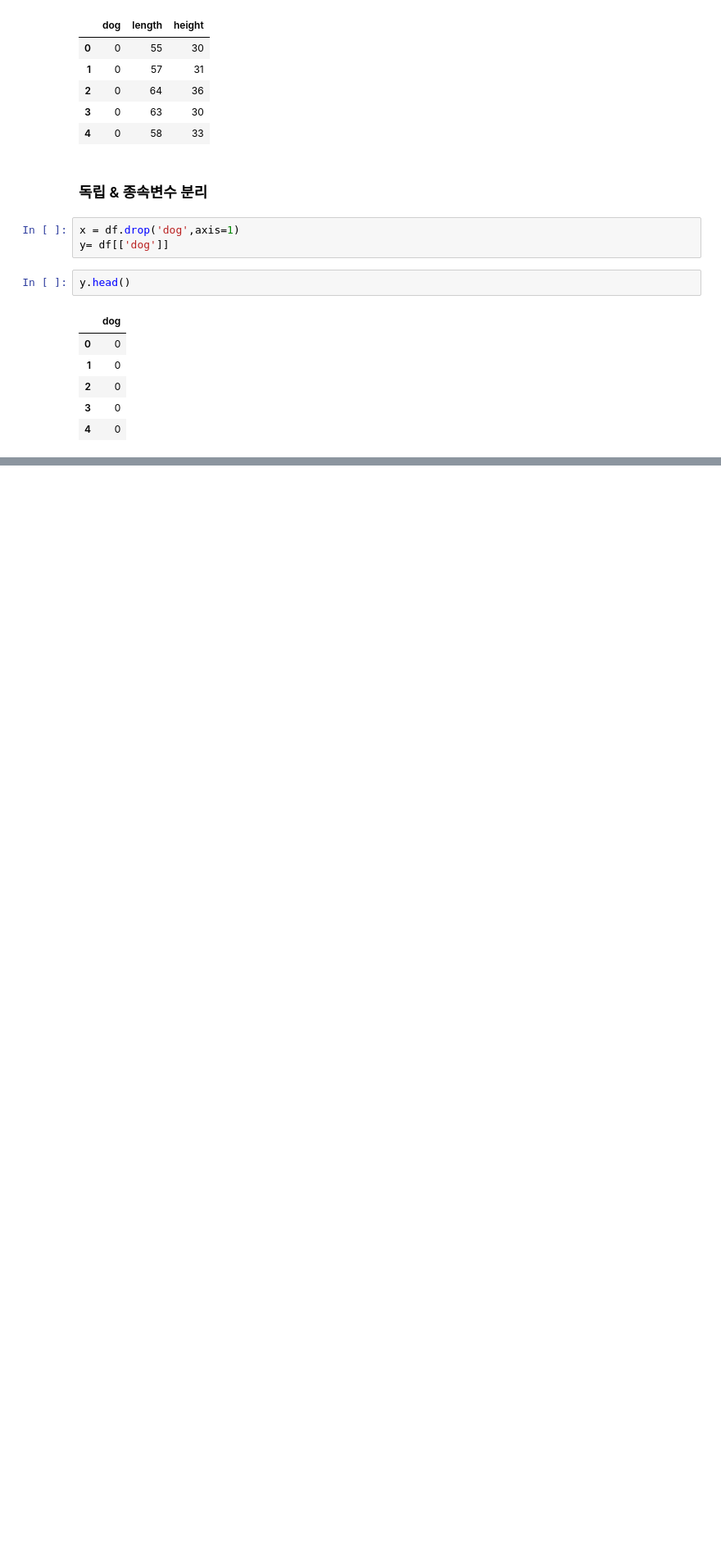
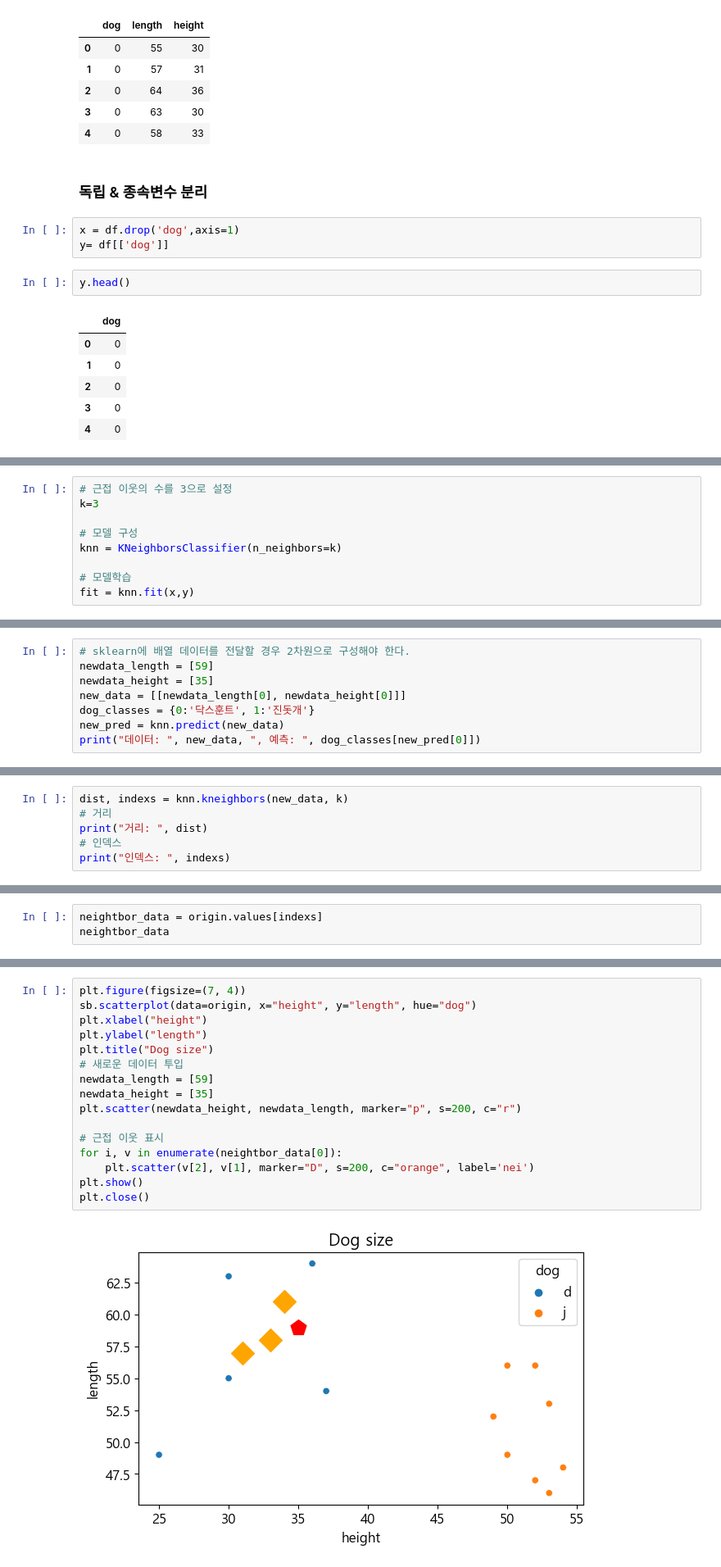
Before and after one commit to hamin971231/Mega_Data_Analysis, a Jupyter notebook: F. 데이터 마이닝/02.sklaern/008. 분류.ipynb, the cells around one changed output, grey strips where cells are left out. Shown at 82% size. Saved outputs shown, nothing was run; the diff lists cells and outputs as text; blank space fills up the shorter version.

```diff
--- a/F. 데이터 마이닝/02.sklaern/008. 분류.ipynb
+++ b/F. 데이터 마이닝/02.sklaern/008. 분류.ipynb
@@ -107,0 +115,9 @@ y.head()
+# %%
+# 근접 이웃의 수를 3으로 설정
+k=3
+
+# 모델 구성
+knn = KNeighborsClassifier(n_neighbors=k)
+
+# 모델학습
+fit = knn.fit(x,y)
@@ -107,0 +133,8 @@ y.head()
+# %%
+# sklearn에 배열 데이터를 전달할 경우 2차원으로 구성해야 한다.
+newdata_length = [59]
+newdata_height = [35]
+new_data = [[newdata_length[0], newdata_height[0]]]
+dog_classes = {0:'닥스훈트', 1:'진돗개'}
+new_pred = knn.predict(new_data)
+print("데이터: ", new_data, ", 예측: ", dog_classes[new_pred[0]])
@@ -107,0 +145,6 @@ y.head()
+# %%
+dist, indexs = knn.kneighbors(new_data, k)
+# 거리
+print("거리: ", dist)
+# 인덱스
+print("인덱스: ", indexs)
@@ -107,0 +156,3 @@ y.head()
+# %%
+neightbor_data = origin.values[indexs]
+neightbor_data
@@ -107,0 +165,18 @@ y.head()
+# %%
+plt.figure(figsize=(7, 4))
+sb.scatterplot(data=origin, x="height", y="length", hue="dog")
+plt.xlabel("height")
+plt.ylabel("length")
+plt.title("Dog size")
+# 새로운 데이터 투입
+newdata_length = [59]
+newdata_height = [35]
+plt.scatter(newdata_height, newdata_length, marker="p", s=200, c="r")
+
+# 근접 이웃 표시
+for i, v in enumerate(neightbor_data[0]):
+    plt.scatter(v[2], v[1], marker="D", s=200, c="orange", label='nei')
+plt.show()
+plt.close()
+# %% [output]
+[figure, added]
```
Also changed, not shown: parts of 21 cells of this notebook, 3 other files.
